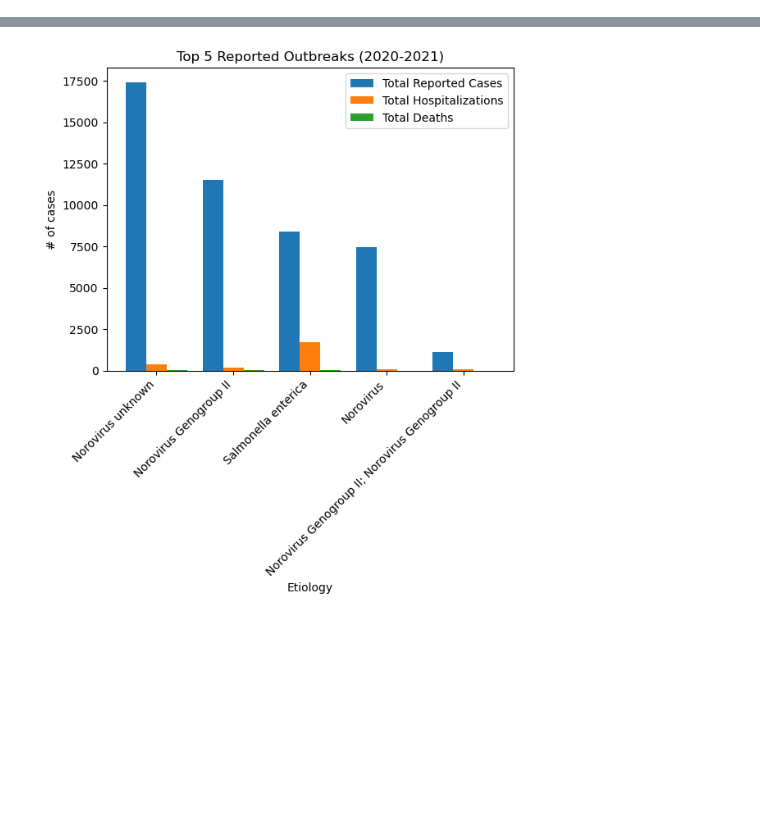
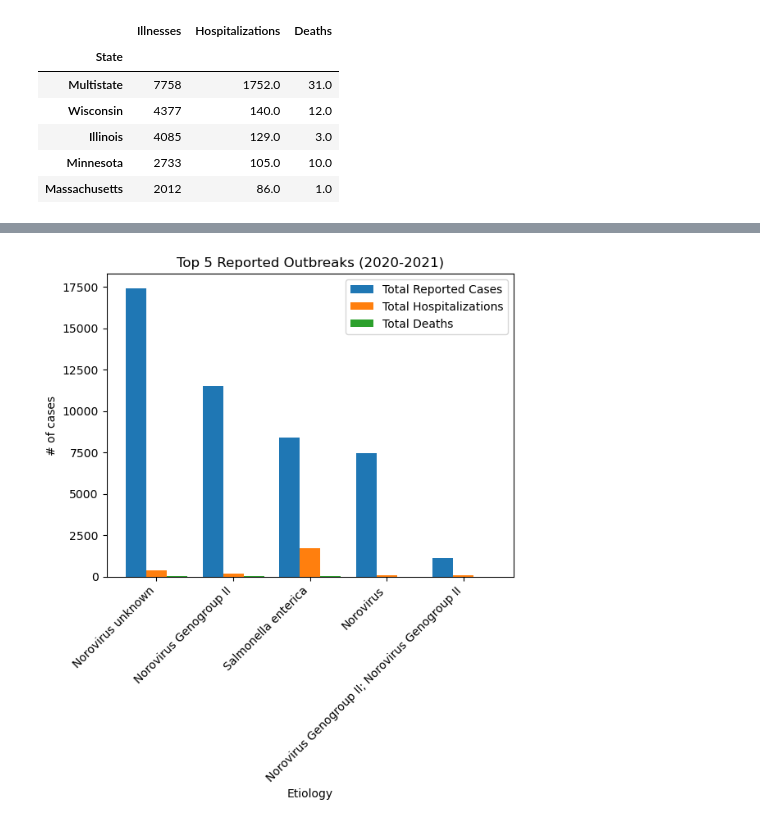
Before and after one commit to InsomniYak28/group_project_1, a Jupyter notebook: Final_death_and_hosp.ipynb, the cells around one changed output, grey strips where cells are left out. Cells and saved outputs as stored; diff of their text form; code cells hidden in the pictures; blank space fills up the shorter version.

```diff
--- a/Final_death_and_hosp.ipynb
+++ b/Final_death_and_hosp.ipynb
@@ -16,0 +41,11 @@ outbreak_df.head()
+# %%
+state_et_high_hosp = state_et.sort_values(by="Hospitalizations", ascending=False).head(5)
+state_et_high_hosp
+# %% [output]
+|  | Illnesses | Hospitalizations | Deaths |
+| State |  |  |  |
+| Multistate | 7758 | 1752.0 | 31.0 |
+| Wisconsin | 4377 | 140.0 | 12.0 |
+| Illinois | 4085 | 129.0 | 3.0 |
+| Minnesota | 2733 | 105.0 | 10.0 |
+| Massachusetts | 2012 | 86.0 | 1.0 |
```
Also changed, not shown: parts of 5 cells of this notebook.
